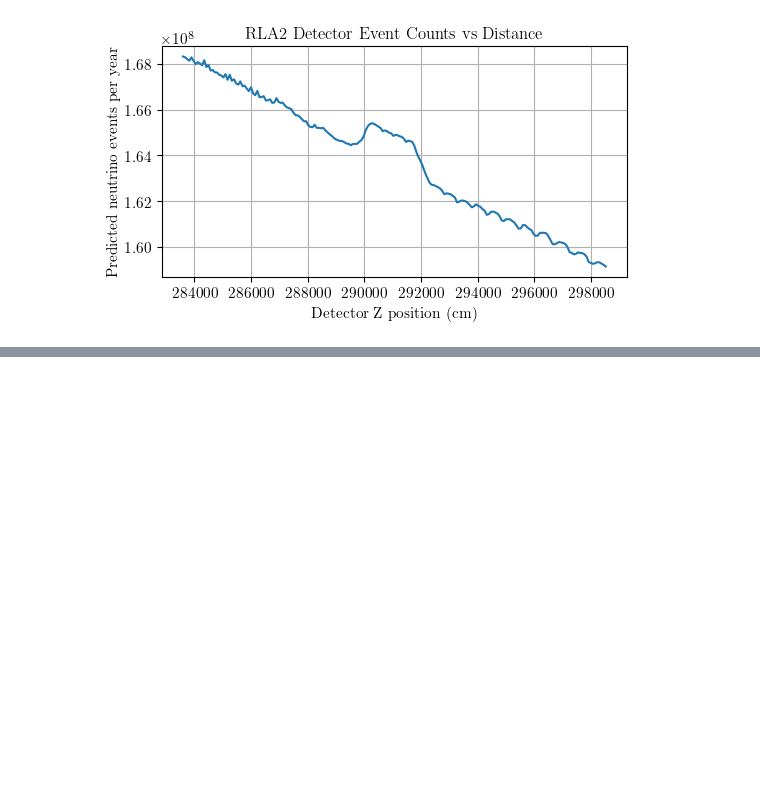
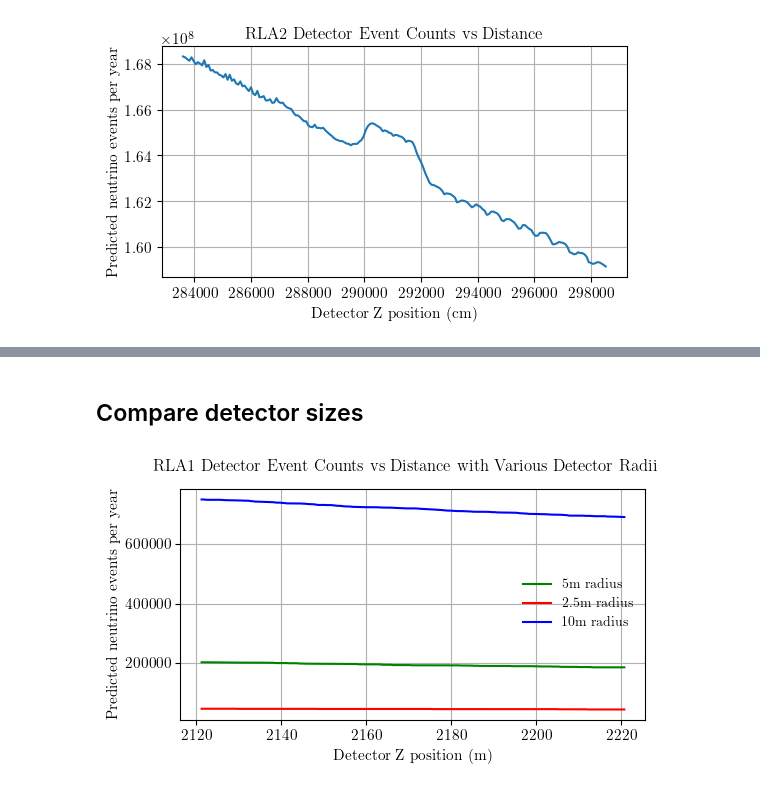
Before and after one commit to jchoi55/MINT, a Jupyter notebook: JC_event_maps.ipynb, the cells around one changed output, grey strips where cells are left out. Drawn from its saved outputs; the diff is of its cells as text; code cells hidden in the pictures; blank space fills up the shorter version.

```diff
--- a/JC_event_maps.ipynb
+++ b/JC_event_maps.ipynb
@@ -1100,0 +1098,36 @@ plot_event_counts_vs_distance(RLA2_numu, 0, (1430.52e2,1580.52e2),title="RLA2 De
+# %% [markdown]
+## Compare detector sizes
+# %%
+fig, ax, _ = plot_event_counts_vs_distance(
+    RLA1_numu,
+    y_offset=0,
+    z_range=(2121e2,2221e2),
+    color="green",
+    label="5m radius",
+)
+
+plot_event_counts_vs_distance(
+    RLA1_numu,
+    y_offset=0,
+    z_range=(2121e2,2221e2),
+    det_radius=2.5e2,
+    fig_and_ax=(fig, ax),
+    label="2.5m radius",
+    color="red",
+)
+
+plot_event_counts_vs_distance(
+    RLA1_numu,
+    y_offset=0,
+    z_range=(2121e2,2221e2),
+    color="blue",
+    det_radius=10e2,
+    fig_and_ax=(fig, ax),
+    label="10m radius"
+)
+
+ax.legend()
+fig.suptitle("RLA1 Detector Event Counts vs Distance with Various Detector Radii")
+plt.show()
+# %% [output]
+[figure, added]
```
Also changed, not shown: parts of 17 cells of this notebook.
